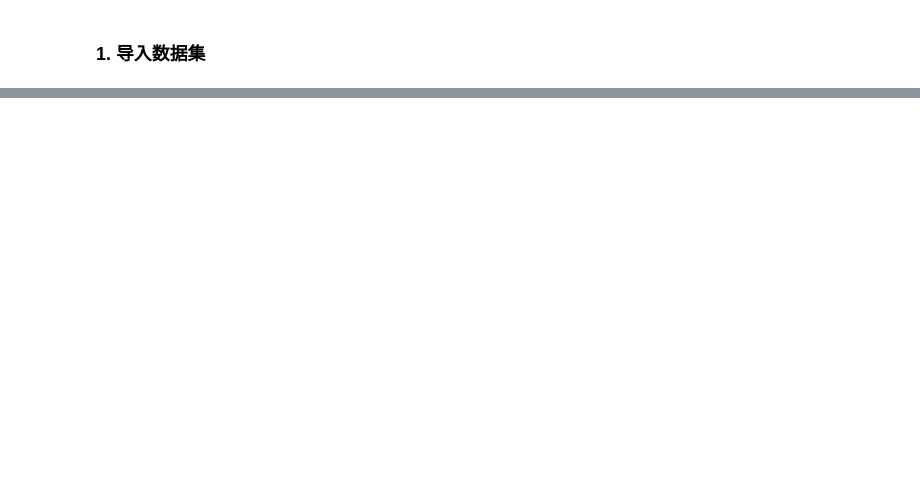
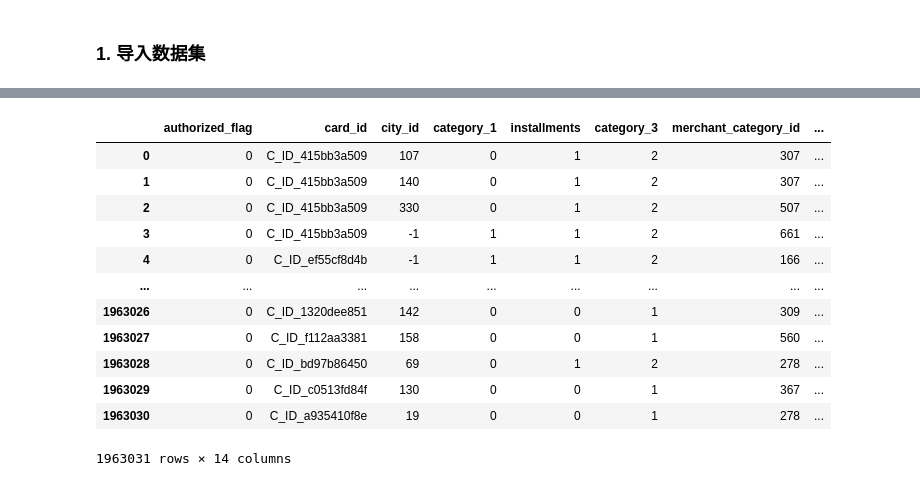
Before and after one commit to yx1405585468/ML-Game, a Jupyter notebook: 机器学习算法竞赛实战（Book）/第二部分/Elo 商户类别推荐/code/1数据探索性分析（3）.ipynb, the cells around one changed output, grey strips where cells are left out. Cells and saved outputs as stored; diff of their text form; code cells hidden in the pictures; blank space fills up the shorter version.

```diff
--- a/机器学习算法竞赛实战（Book）/第二部分/Elo 商户类别推荐/code/1数据探索性分析（3）.ipynb
+++ b/机器学习算法竞赛实战（Book）/第二部分/Elo 商户类别推荐/code/1数据探索性分析（3）.ipynb
@@ -484,0 +27,8 @@ merchant[numeric_cols].describe()
+# %%
+# 导入数据集
+df = pd.read_excel('../data/Data_Dictionary.xlsx', sheet_name='history', skiprows=2)
+new_transaction = pd.read_csv('../data/new_merchant_transactions.csv')
+train = pd.read_csv('../data/train.csv')
+test = pd.read_csv('../data/test.csv')
+history_transaction = pd.read_csv('../data/historical_transactions.csv',nrows=10000)
+merchant = pd.read_csv('../data/merchants_new.csv')
@@ -484,0 +142,16 @@ merchant[numeric_cols].describe()
+# %%
+new_transaction
+# %% [output]
+|  | authorized_flag | card_id | city_id | category_1 | installments | category_3 | merchant_category_id | ... |
+| 0 | 0 | C_ID_415bb3a509 | 107 | 0 | 1 | 2 | 307 | ... |
+| 1 | 0 | C_ID_415bb3a509 | 140 | 0 | 1 | 2 | 307 | ... |
+| 2 | 0 | C_ID_415bb3a509 | 330 | 0 | 1 | 2 | 507 | ... |
+| 3 | 0 | C_ID_415bb3a509 | -1 | 1 | 1 | 2 | 661 | ... |
+| 4 | 0 | C_ID_ef55cf8d4b | -1 | 1 | 1 | 2 | 166 | ... |
+| ... | ... | ... | ... | ... | ... | ... | ... | ... |
+| 1963026 | 0 | C_ID_1320dee851 | 142 | 0 | 0 | 1 | 309 | ... |
+| 1963027 | 0 | C_ID_f112aa3381 | 158 | 0 | 0 | 1 | 560 | ... |
+| 1963028 | 0 | C_ID_bd97b86450 | 69 | 0 | 1 | 2 | 278 | ... |
+| 1963029 | 0 | C_ID_c0513fd84f | 130 | 0 | 0 | 1 | 367 | ... |
+| 1963030 | 0 | C_ID_a935410f8e | 19 | 0 | 0 | 1 | 278 | ... |
+1963031 rows × 14 columns
```
Also changed, not shown: parts of 58 cells of this notebook, 5 other files.
